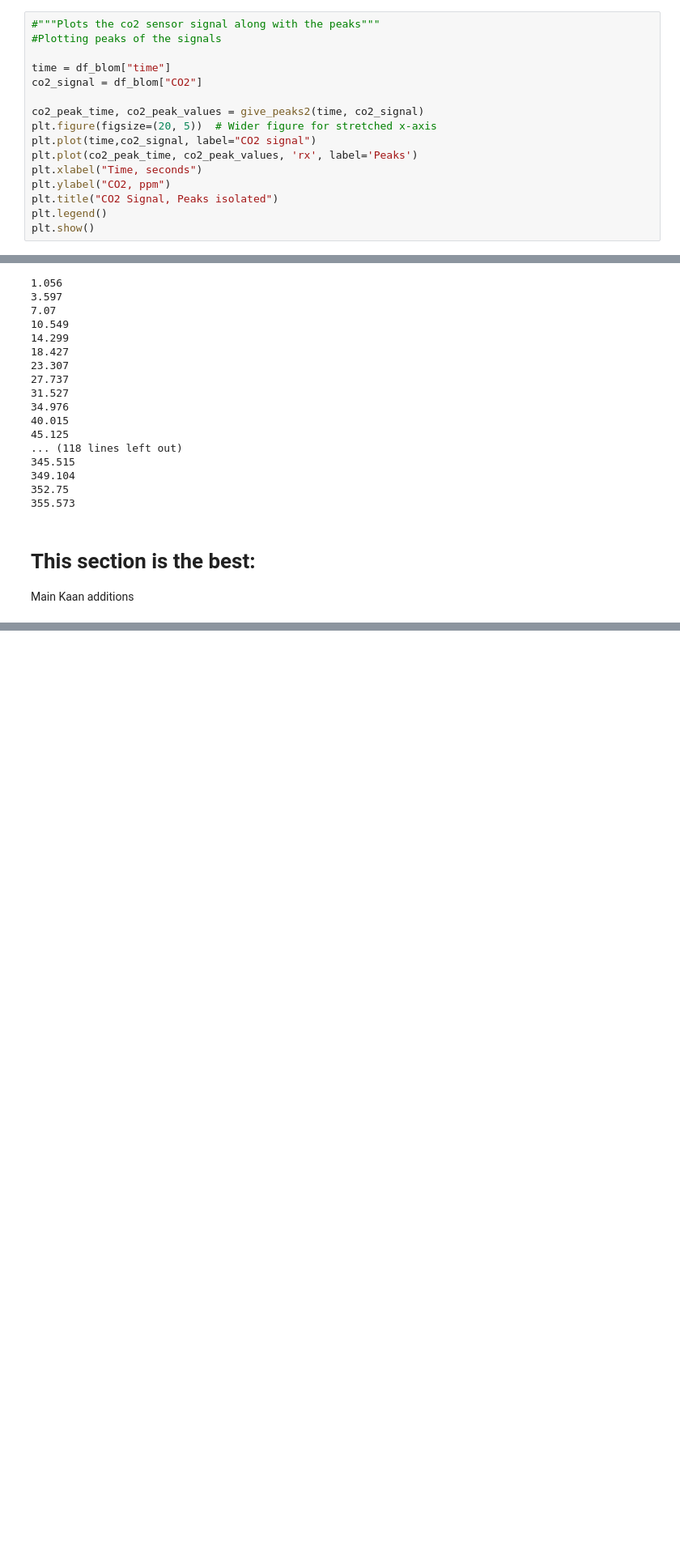
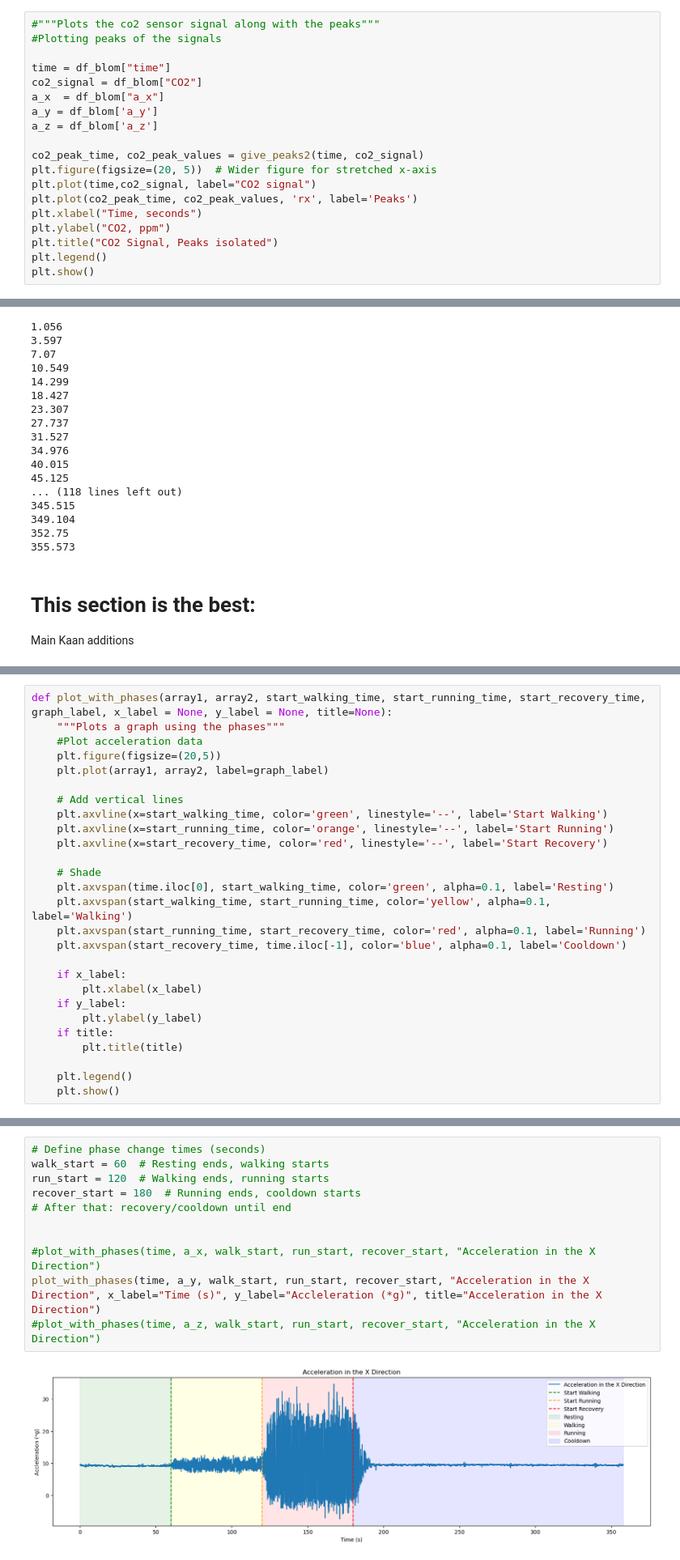
Before and after one commit to jayy-gan/fuzzy-invention, a Jupyter notebook: data-processing.ipynb, the cells around one changed output, grey strips where cells are left out. Shown at 81% size. Cells and saved outputs as stored; diff of their text form; blank space fills up the shorter version.

```diff
--- a/data-processing.ipynb
+++ b/data-processing.ipynb
@@ -311,6 +308,9 @@ def give_peaks2(times, signal):
 
 time = df_blom["time"]
 co2_signal = df_blom["CO2"]
+a_x  = df_blom["a_x"]
+a_y = df_blom['a_y']
+a_z = df_blom['a_z']
 
 co2_peak_time, co2_peak_values = give_peaks2(time, co2_signal)
 plt.figure(figsize=(20, 5))  # Wider figure for stretched x-axis
@@ -441 +441,28 @@ Global BPM: 22.14
+# %%
+def plot_with_phases(array1, array2, start_walking_time, start_running_time, start_recovery_time, graph_label, x_label = None, y_label = None, title=None):
+    """Plots a graph using the phases"""
+    #Plot acceleration data
+    plt.figure(figsize=(20,5))
+    plt.plot(array1, array2, label=graph_label)
+
+    # Add vertical lines
+    plt.axvline(x=start_walking_time, color='green', linestyle='--', label='Start Walking')
+    plt.axvline(x=start_running_time, color='orange', linestyle='--', label='Start Running')
+    plt.axvline(x=start_recovery_time, color='red', linestyle='--', label='Start Recovery')
+
+    # Shade
+    plt.axvspan(time.iloc[0], start_walking_time, color='green', alpha=0.1, label='Resting')
+    plt.axvspan(start_walking_time, start_running_time, color='yellow', alpha=0.1, label='Walking')
+    plt.axvspan(start_running_time, start_recovery_time, color='red', alpha=0.1, label='Running')
+    plt.axvspan(start_recovery_time, time.iloc[-1], color='blue', alpha=0.1, label='Cooldown')
+
+    if x_label:
+        plt.xlabel(x_label)
+    if y_label:
+        plt.ylabel(y_label)
+    if title:
+        plt.title(title)
+
+    plt.legend()
+    plt.show()
 # %%
@@ -519,3 +529,16 @@ Global BPM: 22.14
+# %%
+# Define phase change times (seconds)
+walk_start = 60  # Resting ends, walking starts
+run_start = 120  # Walking ends, running starts
+recover_start = 180  # Running ends, cooldown starts
+# After that: recovery/cooldown until end
+
+
+#plot_with_phases(time, a_x, walk_start, run_start, recover_start, "Acceleration in the X Direction")
+plot_with_phases(time, a_y, walk_start, run_start, recover_start, "Acceleration in the X Direction", x_label="Time (s)", y_label="Accleleration (*g)", title="Acceleration in the X Direction")
+#plot_with_phases(time, a_z, walk_start, run_start, recover_start, "Acceleration in the X Direction")
+# %% [output]
+[figure, added]
 # %%
 import numpy as np
 import matplotlib.pyplot as plt
```
Also changed, not shown: parts of 7 cells of this notebook, 2 other files.
